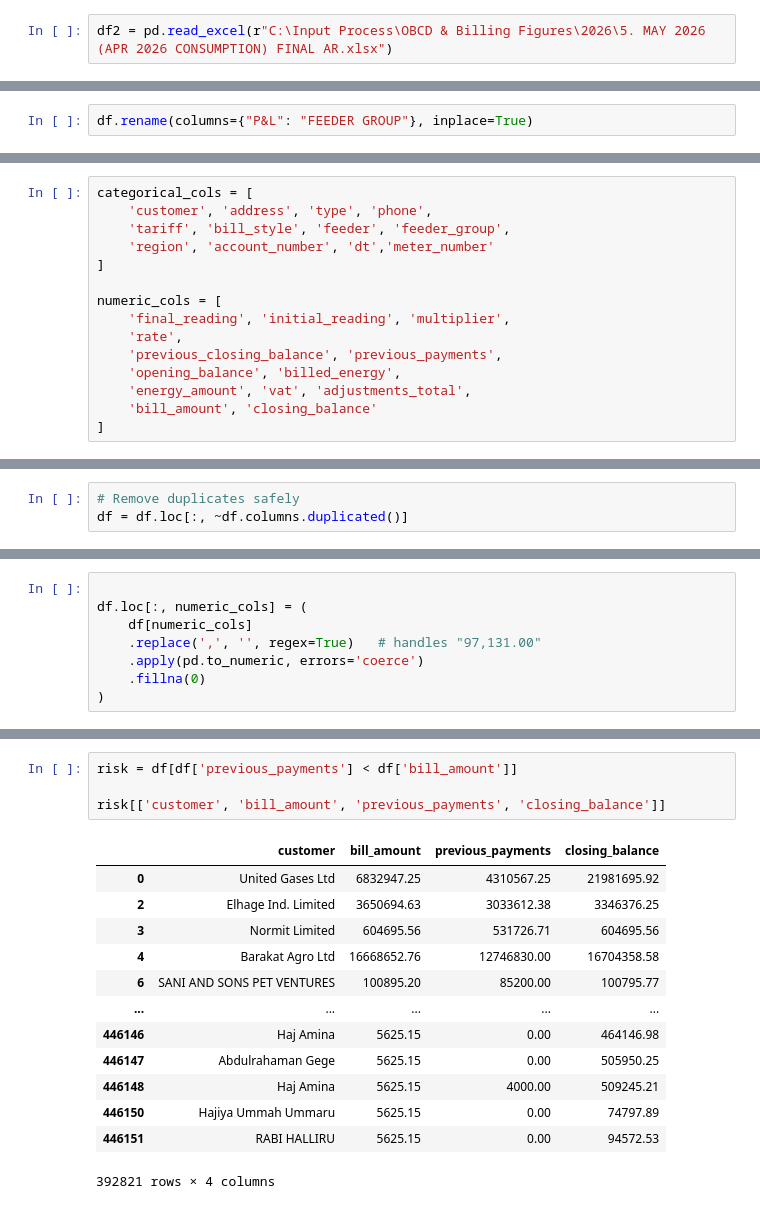
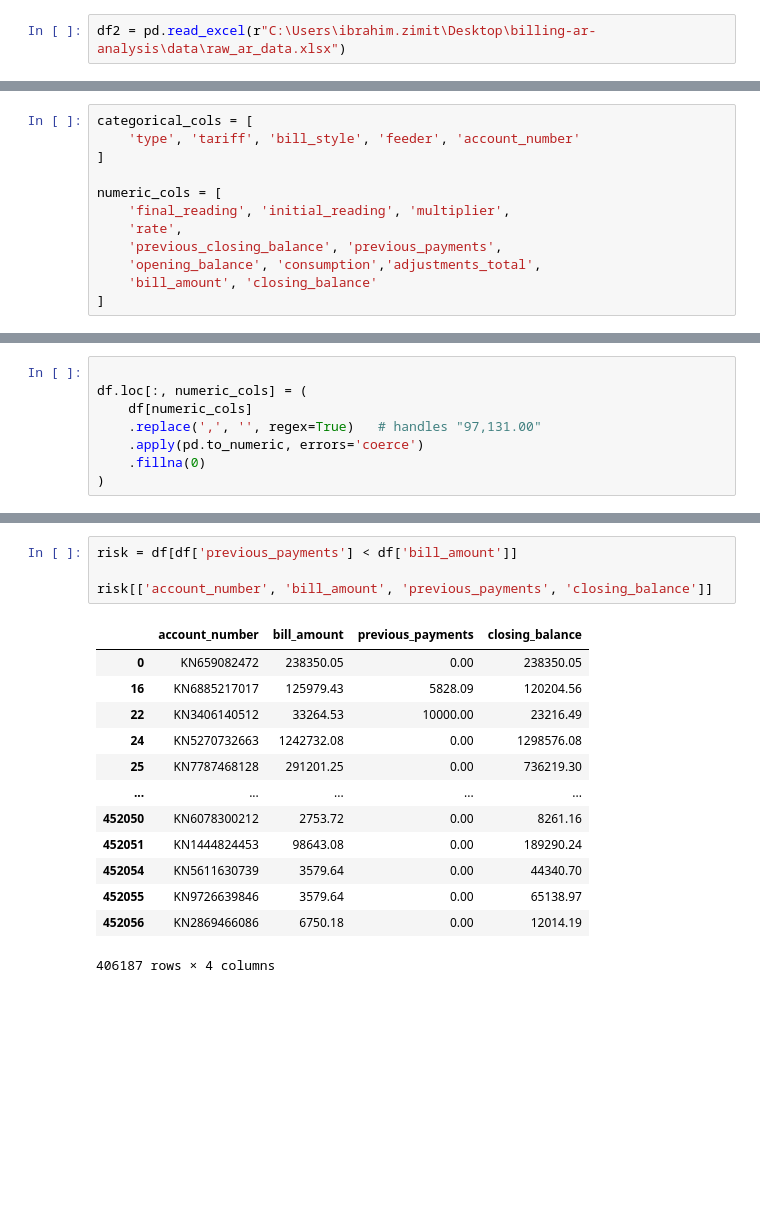
Before and after one commit to iyzimit/billing-ar-data-analysis, a Jupyter notebook: notebooks/AR_Analysis.ipynb, the cells around one changed output, grey strips where cells are left out. Cells and saved outputs as stored; diff of their text form; blank space fills up the shorter version.

```diff
--- a/notebooks/AR_Analysis.ipynb
+++ b/notebooks/AR_Analysis.ipynb
@@ -11,4 +11,4 @@ import seaborn as sns
 import numpy as np
 import os
 # %%
-df2 = pd.read_excel(r"C:\Input Process\OBCD & Billing Figures\2026\5. MAY 2026 (APR 2026 CONSUMPTION) FINAL AR.xlsx")
+df2 = pd.read_excel(r"C:\Users\ibrahim.zimit\Desktop\billing-ar-analysis\data\raw_ar_data.xlsx")
@@ -48,2 +92,0 @@ df.tail()
-# %%
-df.rename(columns={"P&L": "FEEDER GROUP"}, inplace=True)
@@ -167,17 +190,14 @@ region                           0
 dtype: int64
 # %%
 categorical_cols = [
-    'customer', 'address', 'type', 'phone',
-    'tariff', 'bill_style', 'feeder', 'feeder_group',
-    'region', 'account_number', 'dt','meter_number'
+    'type', 'tariff', 'bill_style', 'feeder', 'account_number'
 ]
 
 numeric_cols = [
     'final_reading', 'initial_reading', 'multiplier',
     'rate',
     'previous_closing_balance', 'previous_payments',
-    'opening_balance', 'billed_energy',
-    'energy_amount', 'vat', 'adjustments_total',
+    'opening_balance', 'consumption','adjustments_total',
     'bill_amount', 'closing_balance'
 ]
 # %%
@@ -188,6 +207,3 @@ df[df.duplicated()]
-# %%
-# Remove duplicates safely
-df = df.loc[:, ~df.columns.duplicated()]
 # %%
 df.loc[:, categorical_cols] = df[categorical_cols].fillna('Unknown')
 # %%
@@ -696,21 +691,21 @@ df[['customer', 'payment_ratio']]
 # %%
 risk = df[df['previous_payments'] < df['bill_amount']]
 
-risk[['customer', 'bill_amount', 'previous_payments', 'closing_balance']]
+risk[['account_number', 'bill_amount', 'previous_payments', 'closing_balance']]
 # %% [output]
-|  | customer | bill_amount | previous_payments | closing_balance |
-| 0 | United Gases Ltd | 6832947.25 | 4310567.25 | 21981695.92 |
-| 2 | Elhage Ind. Limited | 3650694.63 | 3033612.38 | 3346376.25 |
-| 3 | Normit Limited | 604695.56 | 531726.71 | 604695.56 |
-| 4 | Barakat Agro Ltd | 16668652.76 | 12746830.00 | 16704358.58 |
-| 6 | SANI AND SONS PET VENTURES | 100895.20 | 85200.00 | 100795.77 |
+|  | account_number | bill_amount | previous_payments | closing_balance |
+| 0 | KN659082472 | 238350.05 | 0.00 | 238350.05 |
+| 16 | KN6885217017 | 125979.43 | 5828.09 | 120204.56 |
+| 22 | KN3406140512 | 33264.53 | 10000.00 | 23216.49 |
+| 24 | KN5270732663 | 1242732.08 | 0.00 | 1298576.08 |
+| 25 | KN7787468128 | 291201.25 | 0.00 | 736219.30 |
 | ... | ... | ... | ... | ... |
-| 446146 | Haj Amina | 5625.15 | 0.00 | 464146.98 |
-| 446147 | Abdulrahaman Gege | 5625.15 | 0.00 | 505950.25 |
-| 446148 | Haj Amina | 5625.15 | 4000.00 | 509245.21 |
-| 446150 | Hajiya Ummah Ummaru | 5625.15 | 0.00 | 74797.89 |
-| 446151 | RABI HALLIRU | 5625.15 | 0.00 | 94572.53 |
+| 452050 | KN6078300212 | 2753.72 | 0.00 | 8261.16 |
+| 452051 | KN1444824453 | 98643.08 | 0.00 | 189290.24 |
+| 452054 | KN5611630739 | 3579.64 | 0.00 | 44340.70 |
+| 452055 | KN9726639846 | 3579.64 | 0.00 | 65138.97 |
+| 452056 | KN2869466086 | 6750.18 | 0.00 | 12014.19 |
-392821 rows × 4 columns
+406187 rows × 4 columns
 # %%
 collection_rate = total_collected / total_billed * 100
 print("Collection rate:", collection_rate, "%")
```
Also changed, not shown: parts of 98 cells of this notebook, 5 other files.
